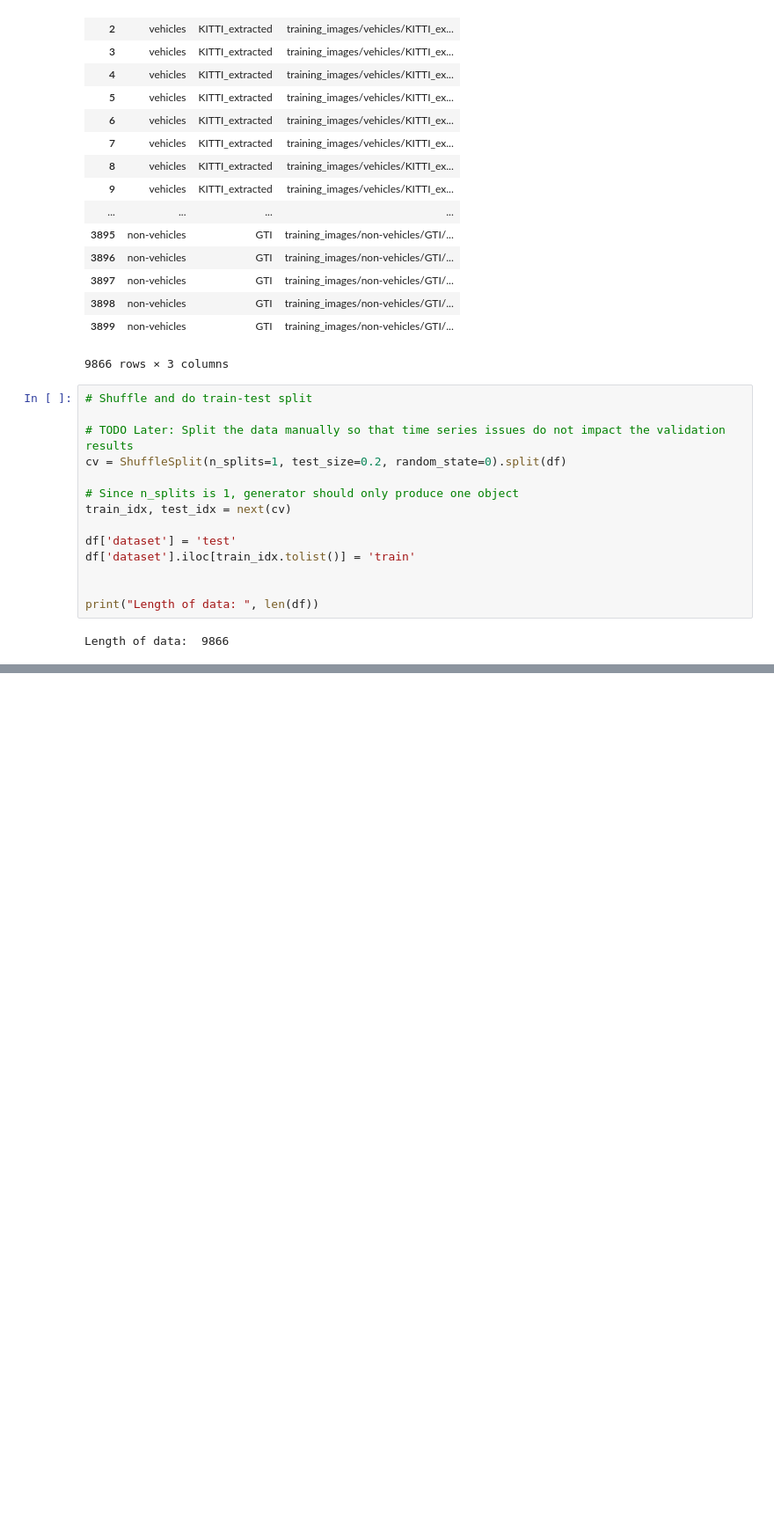
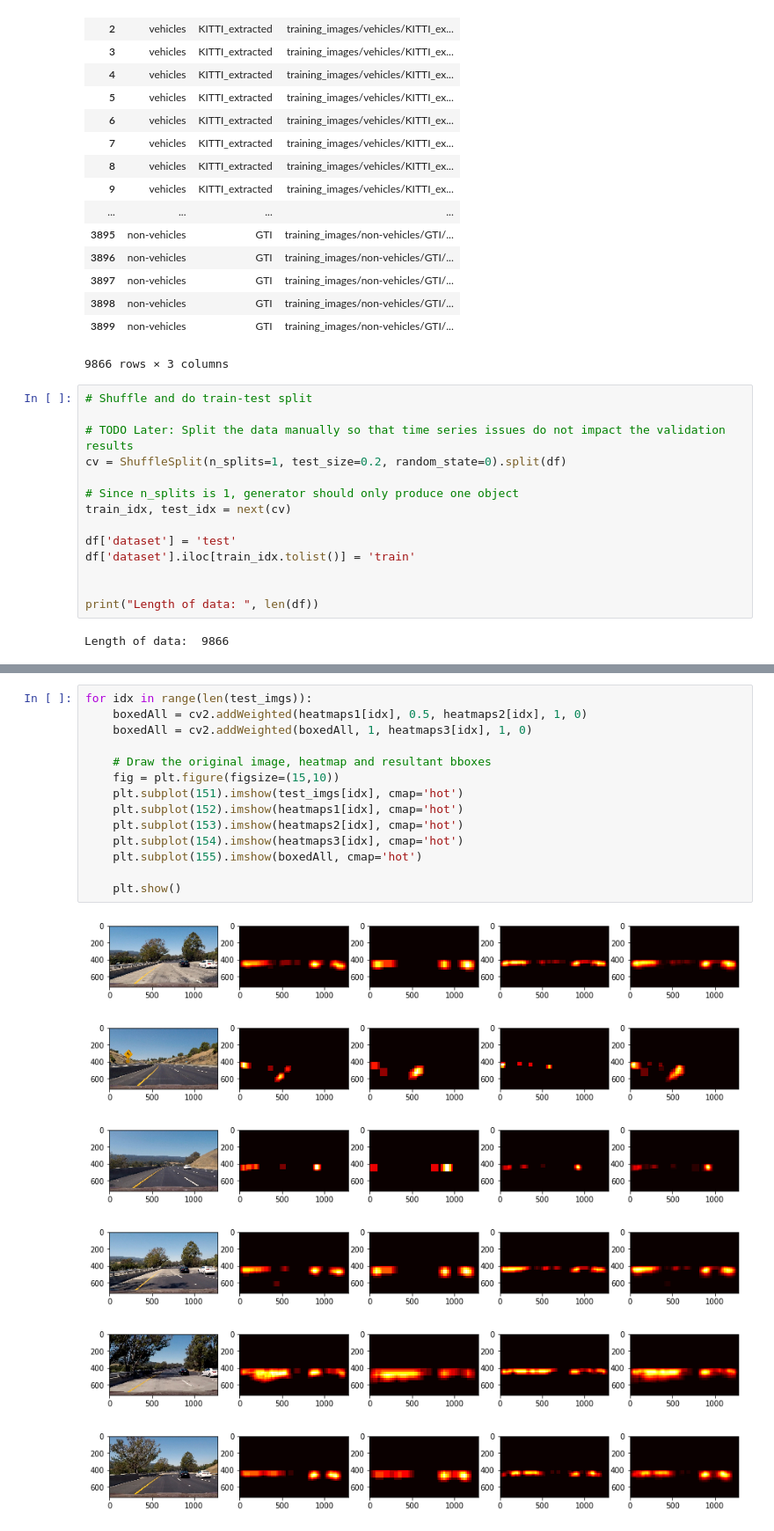
Before and after one commit to gavinong10/CarND-Vehicle-Detection, a Jupyter notebook: final_explore.ipynb, the cells around one changed output, grey strips where cells are left out. Shown at 88% size. Drawn from its saved outputs; the diff is of its cells as text; blank space fills up the shorter version.

```diff
--- a/final_explore.ipynb
+++ b/final_explore.ipynb
@@ -85,0 +143,21 @@ subset_df
+# %%
+for idx in range(len(test_imgs)):
+    boxedAll = cv2.addWeighted(heatmaps1[idx], 0.5, heatmaps2[idx], 1, 0)
+    boxedAll = cv2.addWeighted(boxedAll, 1, heatmaps3[idx], 1, 0)
+
+    # Draw the original image, heatmap and resultant bboxes
+    fig = plt.figure(figsize=(15,10))
+    plt.subplot(151).imshow(test_imgs[idx], cmap='hot')
+    plt.subplot(152).imshow(heatmaps1[idx], cmap='hot')
+    plt.subplot(153).imshow(heatmaps2[idx], cmap='hot')
+    plt.subplot(154).imshow(heatmaps3[idx], cmap='hot')
+    plt.subplot(155).imshow(boxedAll, cmap='hot')
+
+    plt.show()
+# %% [output]
+[figure, added]
+[figure, added]
+[figure, added]
+[figure, added]
+[figure, added]
+[figure, added]
```
Also changed, not shown: parts of 5 cells of this notebook, 8 other files.
